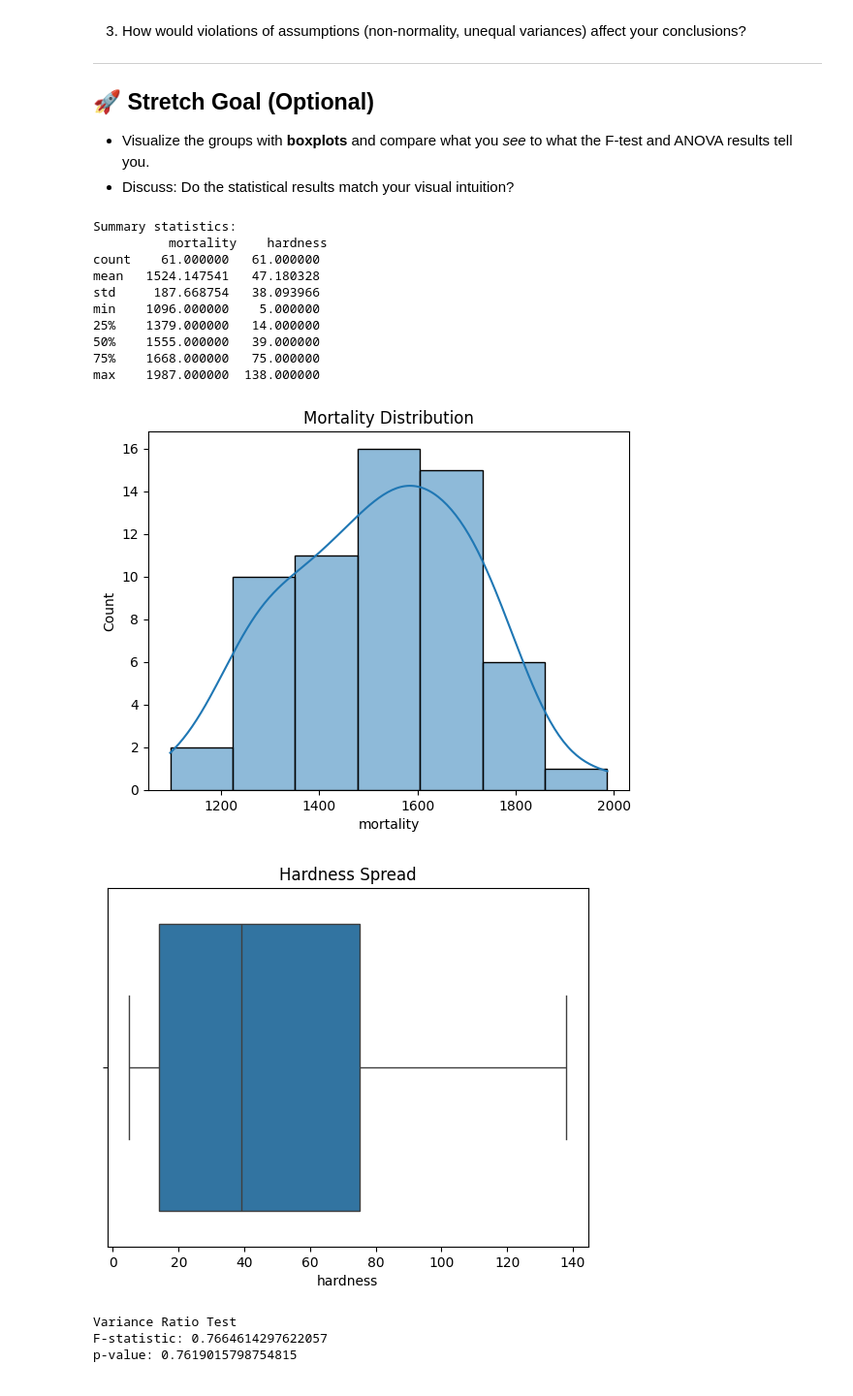
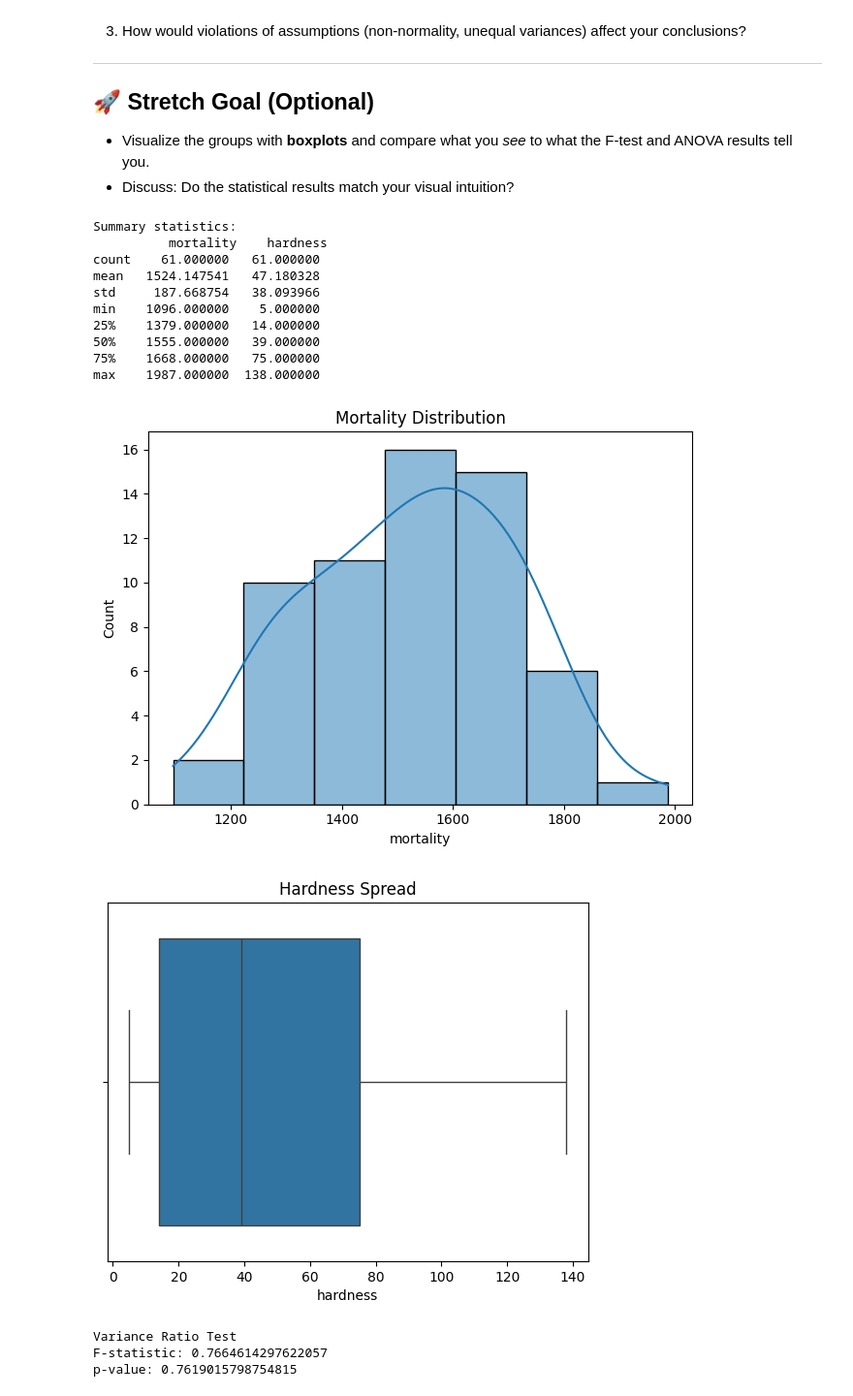
Before and after one commit to Lesley-w19/IntroToInference_Workshop, a Jupyter notebook: IntroToInference_Workshop.ipynb, the cells around one changed output. Shown: that part at 97% size. Drawn from its saved outputs; the diff is of its cells as text; code cells hidden in the pictures.

```diff
--- a/IntroToInference_Workshop.ipynb
+++ b/IntroToInference_Workshop.ipynb
@@ -1952,34 +2013,35 @@ Write short answers (2–3 sentences each):
 import pandas as pd
 from scipy import stats
 
 # Load dataset
 water = pd.read_csv("./data/water.csv")
 
 
 # inspect summary statistics
 sum_statistics = water.describe()
 print("Summary statistics:\n", sum_statistics)
 
 # visualize the mortality and hardness
 sns.histplot(water['mortality'], kde=True)
 plt.title('Mortality Distribution')
+plt.tight_layout()
 plt.show()
 
 sns.boxplot(x='hardness', data=water)
 plt.title('Hardness Spread')
 plt.show()
 # %% [output]
 Summary statistics:
           mortality    hardness
 count    61.000000   61.000000
 mean   1524.147541   47.180328
 std     187.668754   38.093966
 min    1096.000000    5.000000
 25%    1379.000000   14.000000
 50%    1555.000000   39.000000
 75%    1668.000000   75.000000
 max    1987.000000  138.000000
-[figure, old version]
+[figure, new version]
 [figure]
 # %%
 # Example: Split mortality into two groups based on water hardness
```
Also changed, not shown: parts of 21 cells of this notebook, 3 other files.
